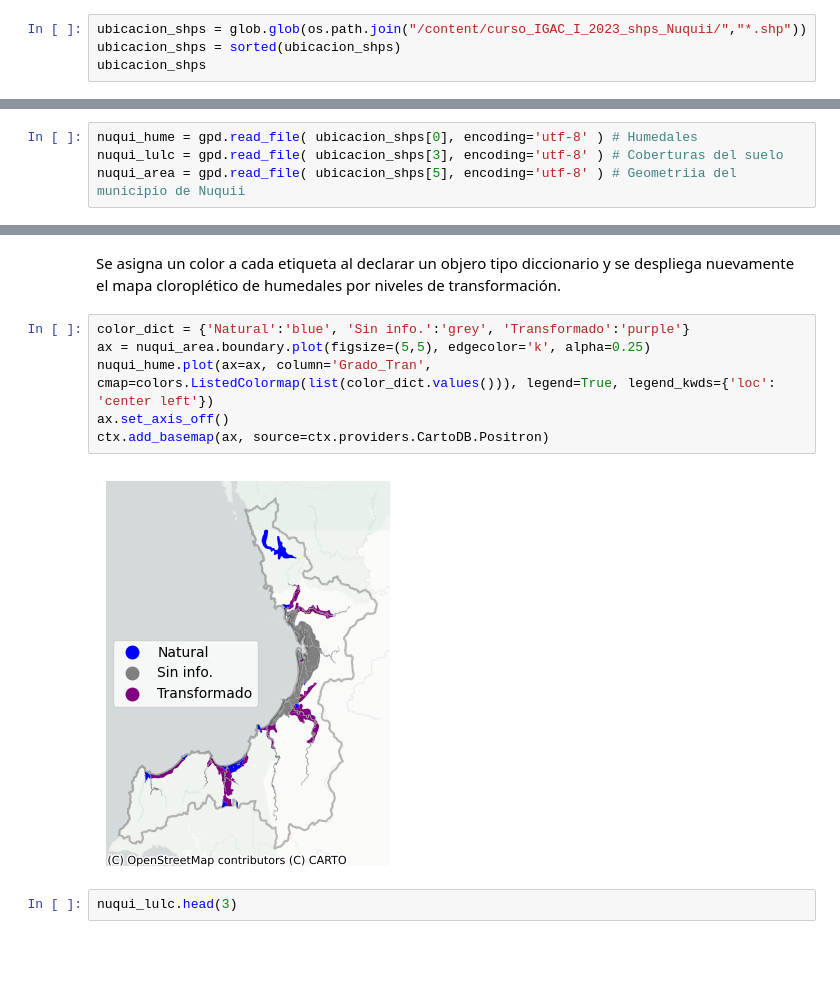
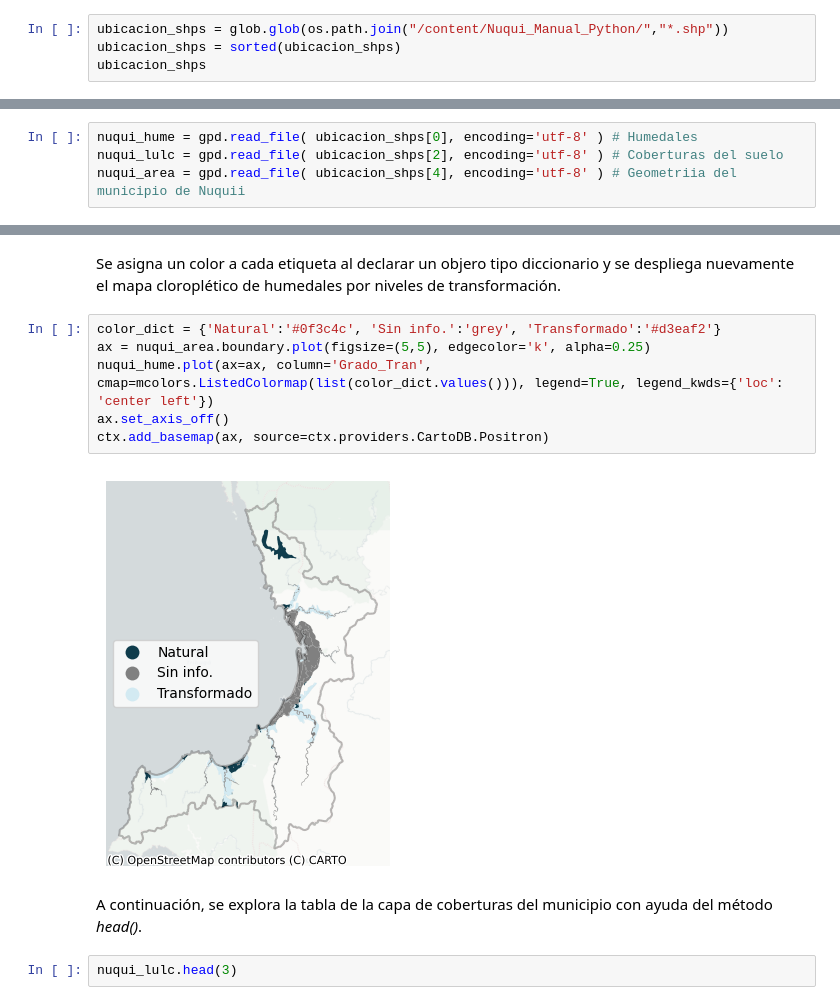
Before and after one commit to tdavila28/curso_IGAC_I_2023, a Jupyter notebook: curso_IGAC_I_2023_Nuquii.ipynb, the cells around one changed output, grey strips where cells are left out. Drawn from its saved outputs; the diff is of its cells as text; blank space fills up the shorter version.

```diff
--- a/curso_IGAC_I_2023_Nuquii.ipynb
+++ b/curso_IGAC_I_2023_Nuquii.ipynb
@@ -40,7 +78,7 @@ Se descargan los shapefiles que están publicados en un Github y se descomprimen
 # %% [markdown]
 Para este ejemplo, cada shapefile representa una capa de información sobre el municipio de Nuquí. Se organizan las direcciones en orden alfabético.
 # %%
-ubicacion_shps = glob.glob(os.path.join("/content/curso_IGAC_I_2023_shps_Nuquii/","*.shp"))
+ubicacion_shps = glob.glob(os.path.join("/content/Nuqui_Manual_Python/","*.shp"))
 ubicacion_shps = sorted(ubicacion_shps)
 ubicacion_shps
 # %% [output]
@@ -55,8 +92,8 @@ ubicacion_shps
 Cada shapefile consta de una tabla, donde cada fila representa un elemento en el espacio y cada columna representa un atributo de ese elemento. Se importan los shapefiles de interés, tomando como referencia la numeración de las direcciones desplegadas anteriormente. La numeración o indexación en Python arranca desde cero (0). Normalente se utiliza en encoding utf-8 para referir a que se están utilizando caracteres propios del idimoa español (letras con acentos).
 # %%
 nuqui_hume = gpd.read_file( ubicacion_shps[0], encoding='utf-8' ) # Humedales
-nuqui_lulc = gpd.read_file( ubicacion_shps[3], encoding='utf-8' ) # Coberturas del suelo
-nuqui_area = gpd.read_file( ubicacion_shps[5], encoding='utf-8' ) # Geometriia del municipio de Nuquii
+nuqui_lulc = gpd.read_file( ubicacion_shps[2], encoding='utf-8' ) # Coberturas del suelo
+nuqui_area = gpd.read_file( ubicacion_shps[4], encoding='utf-8' ) # Geometriia del municipio de Nuquii
 # %% [markdown]
 La siguiente sentencia permite chequear el tipo de objeto al que apunta un nombre asignado.
 # %%
@@ -234,13 +288,15 @@ Name: Grado_Tran, dtype: int64
 # %% [markdown]
 Se asigna un color a cada etiqueta al declarar un objero tipo diccionario y se despliega nuevamente el mapa cloroplético de humedales por niveles de transformación.
 # %%
-color_dict = {'Natural':'blue', 'Sin info.':'grey', 'Transformado':'purple'}
+color_dict = {'Natural':'#0f3c4c', 'Sin info.':'grey', 'Transformado':'#d3eaf2'}
 ax = nuqui_area.boundary.plot(figsize=(5,5), edgecolor='k', alpha=0.25)
-nuqui_hume.plot(ax=ax, column='Grado_Tran', cmap=colors.ListedColormap(list(color_dict.values())), legend=True, legend_kwds={'loc': 'center left'})
+nuqui_hume.plot(ax=ax, column='Grado_Tran', cmap=mcolors.ListedColormap(list(color_dict.values())), legend=True, legend_kwds={'loc': 'center left'})
 ax.set_axis_off()
 ctx.add_basemap(ax, source=ctx.providers.CartoDB.Positron)
 # %% [output]
-[figure, old version]
+[figure, new version]
+# %% [markdown]
+A continuación, se explora la tabla de la capa de coberturas del municipio con ayuda del método *head()*.
 # %%
 nuqui_lulc.head(3)
 # %% [output]
```
Also changed, not shown: parts of 83 cells of this notebook.
